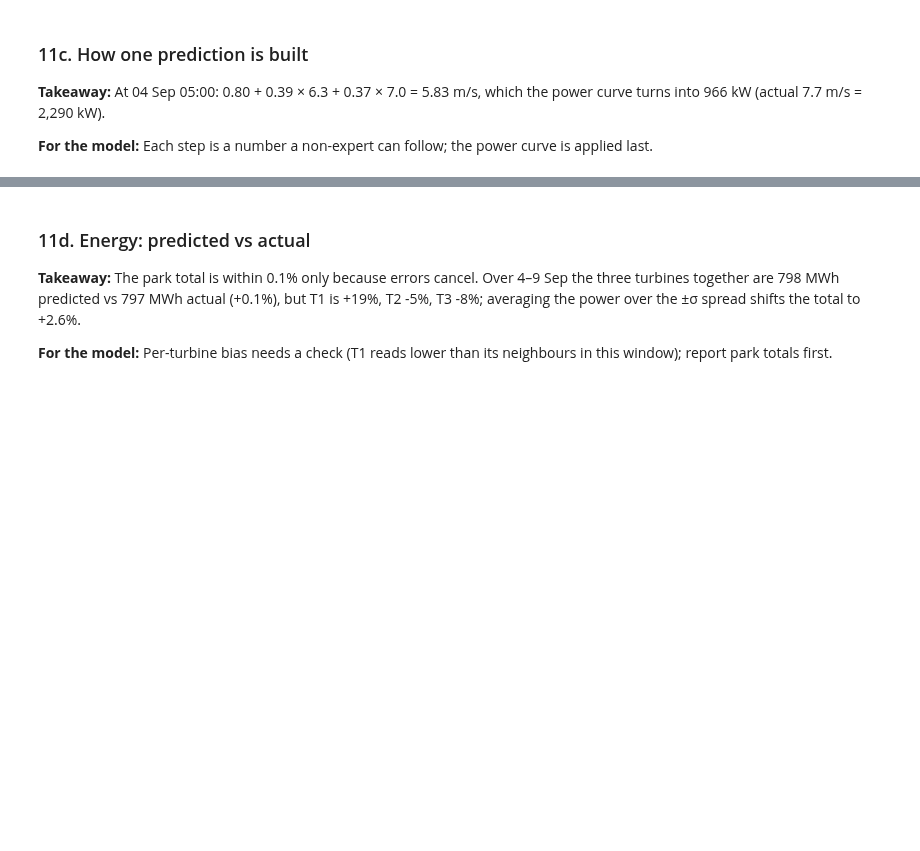
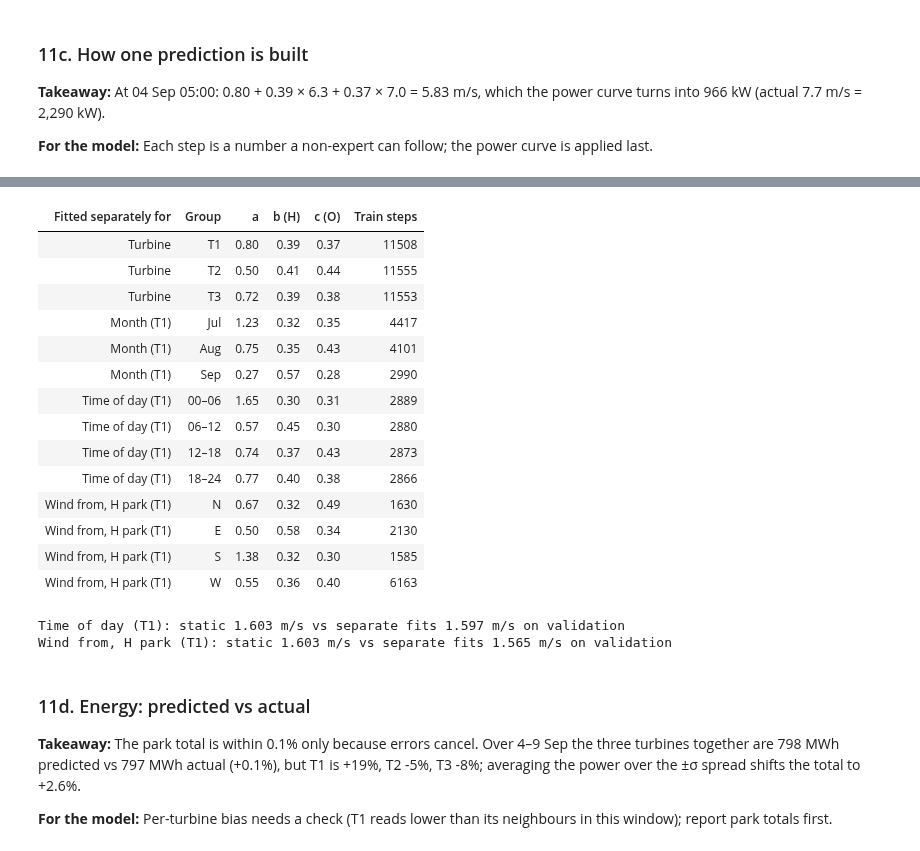
Before and after one commit to pneug/WattTheHack, a Jupyter notebook: notebooks/01_key_visuals.ipynb, the cells around one changed output, grey strips where cells are left out. Saved outputs shown, nothing was run; the diff lists cells and outputs as text; code cells hidden in the pictures; blank space fills up the shorter version.

```diff
--- a/notebooks/01_key_visuals.ipynb
+++ b/notebooks/01_key_visuals.ipynb
@@ -619,3 +632,61 @@ fig.show()
+# %%
+# Same recipe (least squares on train rows), but fitted separately per group, to see what is static and what varies
+Xa = FEATS[mA]
+hour = pd.Series(ws.index.hour, index=ws.index)
+groups = {
+    "Turbine": {t: None for t in TARGETS},
+    "Month (T1)": {"Jul": ws.index.month == 7, "Aug": ws.index.month == 8, "Sep": ws.index.month == 9},
+    "Time of day (T1)": {"00–06": hour < 6, "06–12": (hour >= 6) & (hour < 12),
+                         "12–18": (hour >= 12) & (hour < 18), "18–24": hour >= 18},
+    "Wind from, H park (T1)": {"N": (dir_H >= 315) | (dir_H < 45), "E": (dir_H >= 45) & (dir_H < 135),
+                               "S": (dir_H >= 135) & (dir_H < 225), "W": (dir_H >= 225) & (dir_H < 315)},
+}
+rows, seg_gain = [], {}
+for kind, grp in groups.items():
+    for name, mask in grp.items():
+        t = name if kind == "Turbine" else "T1"
+        m = pd.Series(True, index=ws.index) if mask is None else pd.Series(np.asarray(mask), index=ws.index)
+        ok = train & m & Xa.notna().all(axis=1) & ws[t].notna()
+        beta, *_ = np.linalg.lstsq(Xa[ok].values, ws[t][ok].values, rcond=None)
+        rows.append({"Fitted separately for": kind, "Group": name, "a": beta[0], "b (H)": beta[1], "c (O)": beta[2],
+                     "Train steps": int(ok.sum())})
+coef = pd.DataFrame(rows)
+display(coef.style.hide(axis="index").format({"a": "{:.2f}", "b (H)": "{:.2f}", "c (O)": "{:.2f}"}))
+
+# does a group-specific fit beat the single static fit on the validation window (T1)?
+y = ws["T1"]; base = fits[(mA, "T1")][1]
+okv = val & y.notna() & base.notna()
+rm = lambda p: float(np.sqrt(((p[okv] - y[okv]) ** 2).mean()))
+for kind in ["Time of day (T1)", "Wind from, H park (T1)"]:
+    pred = base.copy()
+    for name, mask in groups[kind].items():
+        r = coef[(coef["Fitted separately for"] == kind) & (coef.Group == name)].iloc[0]
+        mm = pd.Series(np.asarray(mask), index=ws.index)
+        pred[mm] = (r["a"] + r["b (H)"] * Xa["H"] + r["c (O)"] * Xa["O"])[mm].clip(lower=0)
+    seg_gain[kind] = (rm(base), rm(pred))
+K["coef"] = coef.to_dict("records")
+K["seg_gain"] = {k: [float(x) for x in v] for k, v in seg_gain.items()}
+K["static_rmse_T1"] = rm(base)
+for k, (s, g) in seg_gain.items():
+    print(f"{k}: static {s:.3f} m/s vs separate fits {g:.3f} m/s on validation")
+# %% [output]
+| Fitted separately for | Group | a | b (H) | c (O) | Train steps |
+| Turbine | T1 | 0.80 | 0.39 | 0.37 | 11508 |
+| Turbine | T2 | 0.50 | 0.41 | 0.44 | 11555 |
+| Turbine | T3 | 0.72 | 0.39 | 0.38 | 11553 |
+| Month (T1) | Jul | 1.23 | 0.32 | 0.35 | 4417 |
+| Month (T1) | Aug | 0.75 | 0.35 | 0.43 | 4101 |
+| Month (T1) | Sep | 0.27 | 0.57 | 0.28 | 2990 |
+| Time of day (T1) | 00–06 | 1.65 | 0.30 | 0.31 | 2889 |
+| Time of day (T1) | 06–12 | 0.57 | 0.45 | 0.30 | 2880 |
+| Time of day (T1) | 12–18 | 0.74 | 0.37 | 0.43 | 2873 |
+| Time of day (T1) | 18–24 | 0.77 | 0.40 | 0.38 | 2866 |
+| Wind from, H park (T1) | N | 0.67 | 0.32 | 0.49 | 1630 |
+| Wind from, H park (T1) | E | 0.50 | 0.58 | 0.34 | 2130 |
+| Wind from, H park (T1) | S | 1.38 | 0.32 | 0.30 | 1585 |
+| Wind from, H park (T1) | W | 0.55 | 0.36 | 0.40 | 6163 |
+Time of day (T1): static 1.603 m/s vs separate fits 1.597 m/s on validation
+Wind from, H park (T1): static 1.603 m/s vs separate fits 1.565 m/s on validation
 # %% [markdown]
 ### 11d. Energy: predicted vs actual
 **Takeaway:** The park total is within 0.1% only because errors cancel. Over 4–9 Sep the three turbines together are 798 MWh predicted vs 797 MWh actual (+0.1%), but T1 is +19%, T2 -5%, T3 -8%; averaging the power over the ±σ spread shifts the total to +2.6%.
```
Also changed, not shown: parts of 1 cell of this notebook, 1 other file.
